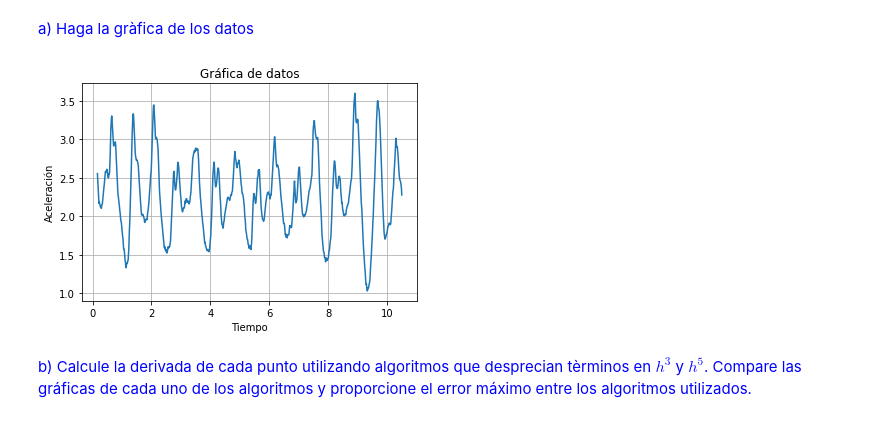
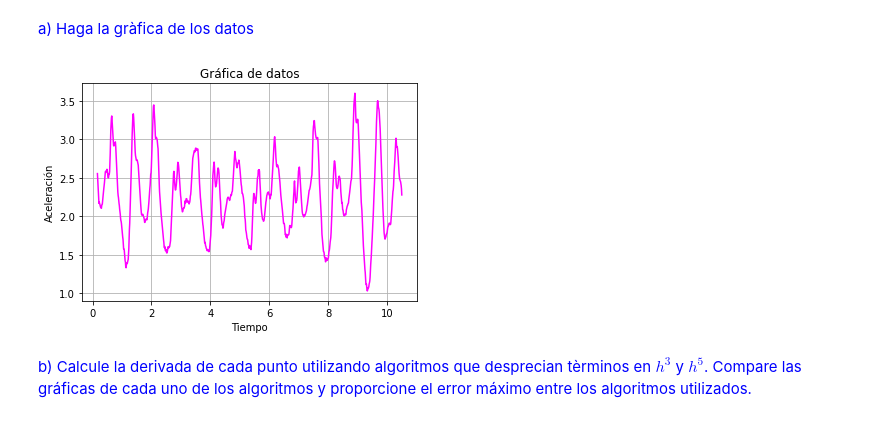
Before and after one commit to Sandiihers/Tareas-de-Fisica-Computacional, a Jupyter notebook: Examen 1-Hernández Ramos Sandra Python .ipynb, the cells around one changed output. Saved outputs shown, nothing was run; the diff lists cells and outputs as text; code cells hidden in the pictures.

```diff
--- a/Examen 1-Hernández Ramos Sandra Python .ipynb
+++ b/Examen 1-Hernández Ramos Sandra Python .ipynb
@@ -208,12 +218,12 @@ datos = readdlm("t_acel.dat",’ ’,Float64)`
 # %%
 title("Gráfica de datos")
 xlabel("Tiempo")
 ylabel("Aceleración")
-plot(t,a)
+plot(t,a, color='magenta')  #porque este color se ve mejor 😎
 grid()
 show()
 # %% [output]
-[figure, old version]
+[figure, new version]
 # %% [markdown]
 <span style="color:blue">b) Calcule la derivada de cada punto utilizando algoritmos que desprecian tèrminos en $h^{3}$ y $h^{5}$. Compare las gráficas de cada uno de los algoritmos y proporcione el error máximo entre los algoritmos utilizados.</span>
 # %% [markdown]
```
Also changed, not shown: parts of 25 cells of this notebook.
